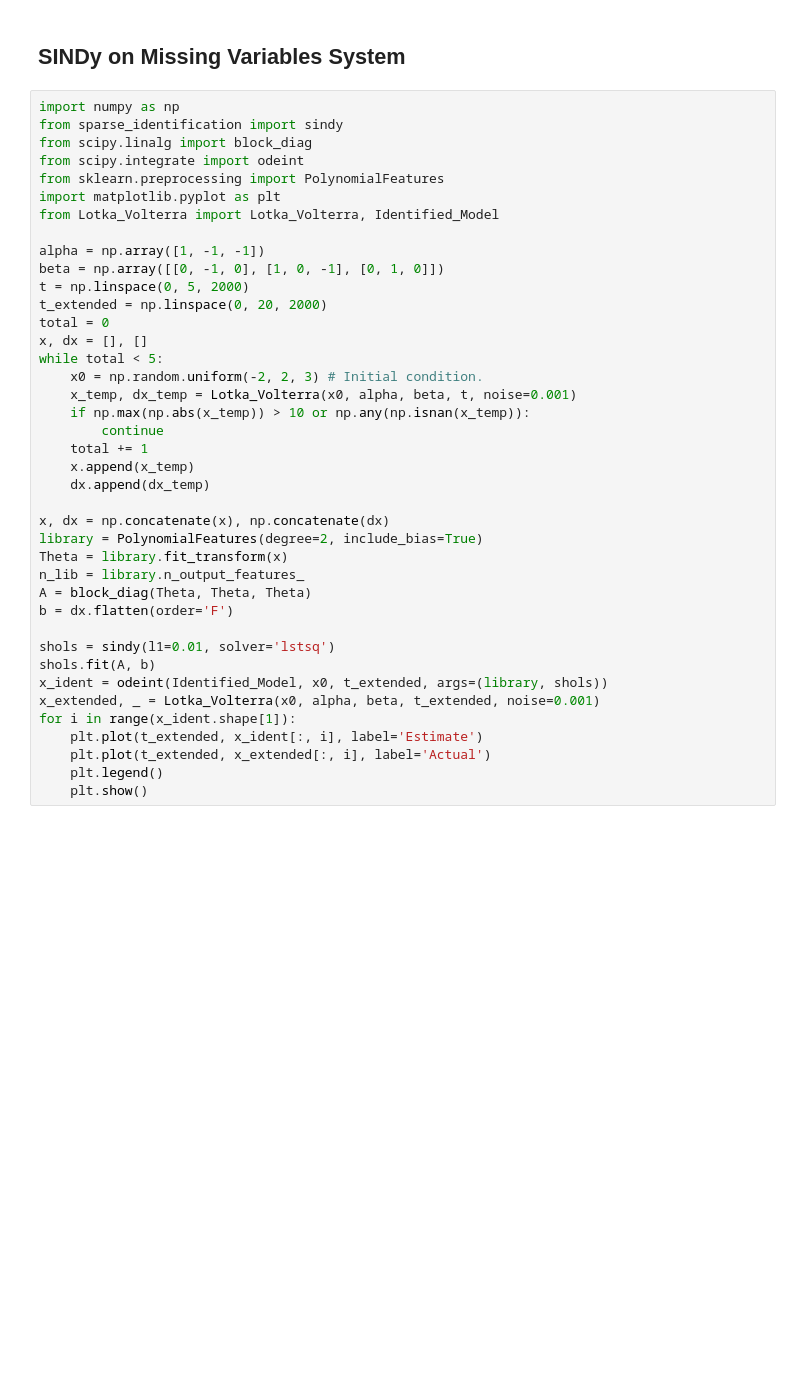
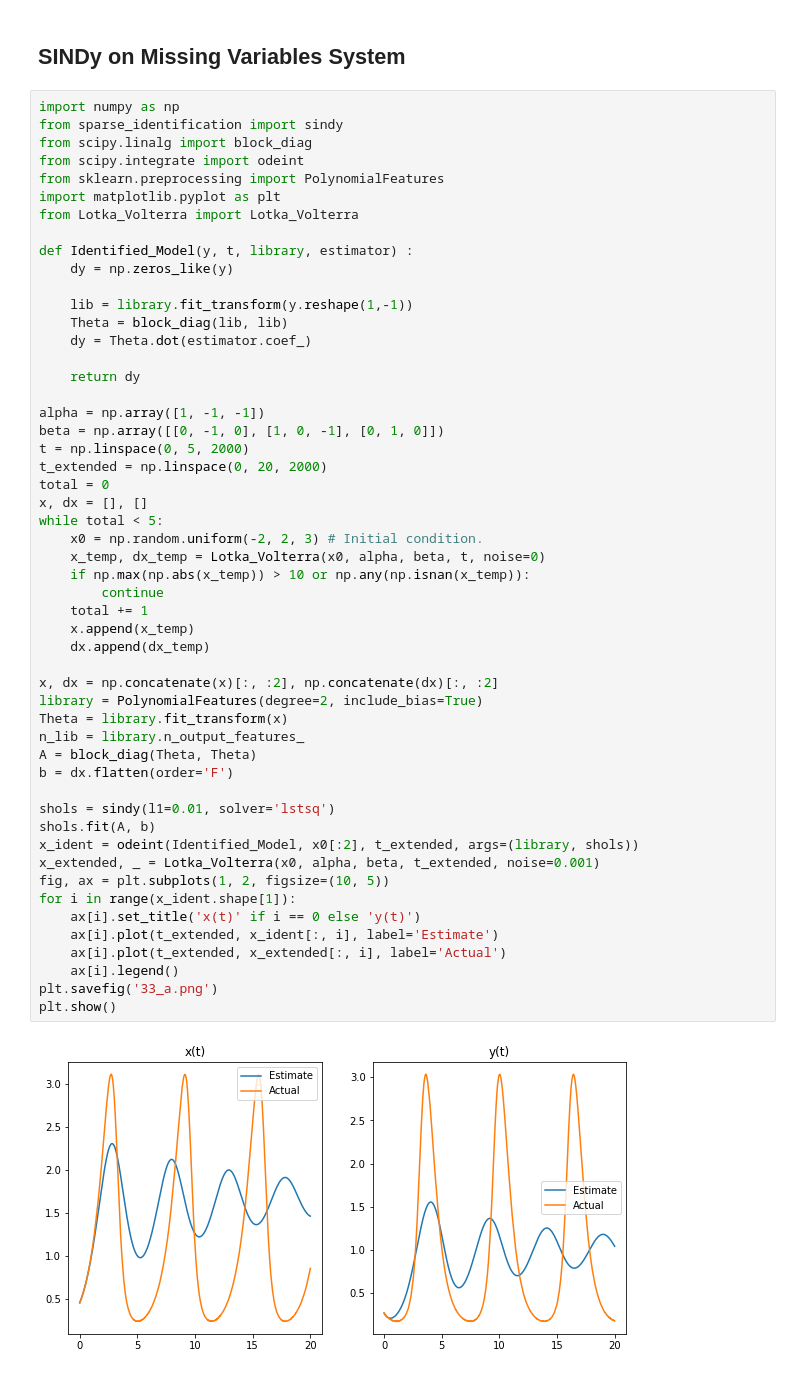
Before and after one commit to alexanderwhatley/am_205_final_project, a Jupyter notebook: missing_variables.ipynb, the cells around one changed output. Drawn from its saved outputs; the diff is of its cells as text; blank space fills up the shorter version.

```diff
--- a/missing_variables.ipynb
+++ b/missing_variables.ipynb
@@ -736,39 +736,53 @@ plt.show()
 import numpy as np
 from sparse_identification import sindy
 from scipy.linalg import block_diag
 from scipy.integrate import odeint
 from sklearn.preprocessing import PolynomialFeatures
 import matplotlib.pyplot as plt
-from Lotka_Volterra import Lotka_Volterra, Identified_Model
+from Lotka_Volterra import Lotka_Volterra
+
+def Identified_Model(y, t, library, estimator) :
+    dy = np.zeros_like(y)
+
+    lib = library.fit_transform(y.reshape(1,-1))
+    Theta = block_diag(lib, lib)
+    dy = Theta.dot(estimator.coef_)
+
+    return dy
 
 alpha = np.array([1, -1, -1])
 beta = np.array([[0, -1, 0], [1, 0, -1], [0, 1, 0]])
 t = np.linspace(0, 5, 2000)
 t_extended = np.linspace(0, 20, 2000)
 total = 0
 x, dx = [], []
 while total < 5:
     x0 = np.random.uniform(-2, 2, 3) # Initial condition.
-    x_temp, dx_temp = Lotka_Volterra(x0, alpha, beta, t, noise=0.001)
+    x_temp, dx_temp = Lotka_Volterra(x0, alpha, beta, t, noise=0)
     if np.max(np.abs(x_temp)) > 10 or np.any(np.isnan(x_temp)):
         continue
     total += 1
     x.append(x_temp)
     dx.append(dx_temp)
 
-x, dx = np.concatenate(x), np.concatenate(dx)
+x, dx = np.concatenate(x)[:, :2], np.concatenate(dx)[:, :2]
 library = PolynomialFeatures(degree=2, include_bias=True)
 Theta = library.fit_transform(x)
 n_lib = library.n_output_features_
-A = block_diag(Theta, Theta, Theta)
+A = block_diag(Theta, Theta)
 b = dx.flatten(order='F')
 
 shols = sindy(l1=0.01, solver='lstsq')
 shols.fit(A, b)
-x_ident = odeint(Identified_Model, x0, t_extended, args=(library, shols))
+x_ident = odeint(Identified_Model, x0[:2], t_extended, args=(library, shols))
 x_extended, _ = Lotka_Volterra(x0, alpha, beta, t_extended, noise=0.001)
+fig, ax = plt.subplots(1, 2, figsize=(10, 5))
 for i in range(x_ident.shape[1]):
-    plt.plot(t_extended, x_ident[:, i], label='Estimate')
-    plt.plot(t_extended, x_extended[:, i], label='Actual')
-    plt.legend()
-    plt.show()
+    ax[i].set_title('x(t)' if i == 0 else 'y(t)')
+    ax[i].plot(t_extended, x_ident[:, i], label='Estimate')
+    ax[i].plot(t_extended, x_extended[:, i], label='Actual')
+    ax[i].legend()
+plt.savefig('33_a.png')
+plt.show()
+# %% [output]
+[figure, added]
```
Also changed, not shown: 1 other file.
